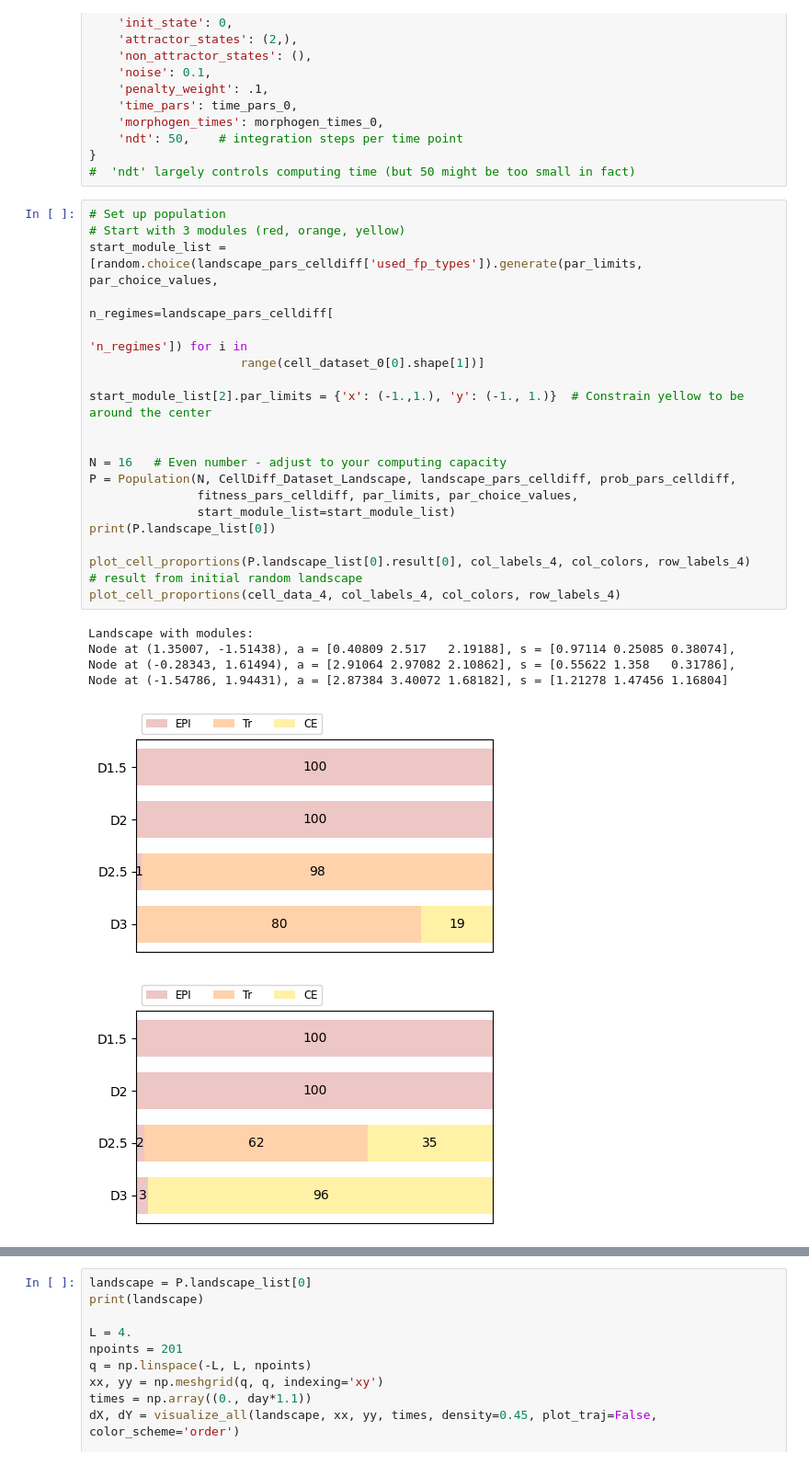
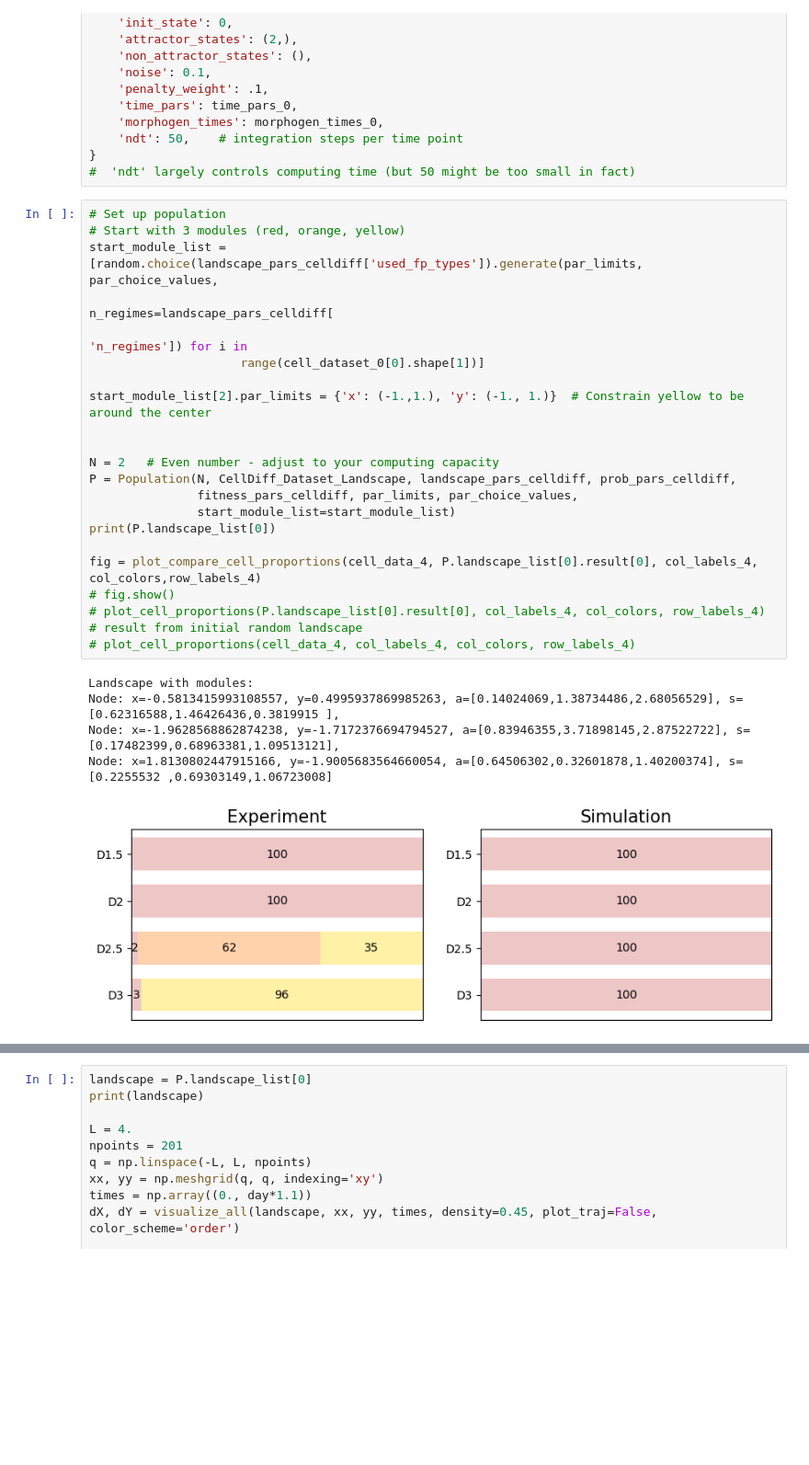
Before and after one commit to victoria-mochulska/evoscape, a Jupyter notebook: examples/example_celldiff_dataset.ipynb, the cells around one changed output, grey strips where cells are left out. Shown at 92% size. Drawn from its saved outputs; the diff is of its cells as text; blank space fills up the shorter version.

```diff
--- a/examples/example_celldiff_dataset.ipynb
+++ b/examples/example_celldiff_dataset.ipynb
@@ -105,27 +109,28 @@ fitness_pars_celldiff = {
 # %%
 # Set up population
 # Start with 3 modules (red, orange, yellow)
 start_module_list = [random.choice(landscape_pars_celldiff['used_fp_types']).generate(par_limits, par_choice_values,
                                                                                       n_regimes=landscape_pars_celldiff[
                                                                                           'n_regimes']) for i in
                      range(cell_dataset_0[0].shape[1])]
 
 start_module_list[2].par_limits = {'x': (-1.,1.), 'y': (-1., 1.)}  # Constrain yellow to be around the center
 
 
-N = 16   # Even number - adjust to your computing capacity
+N = 2   # Even number - adjust to your computing capacity
 P = Population(N, CellDiff_Dataset_Landscape, landscape_pars_celldiff, prob_pars_celldiff,
                fitness_pars_celldiff, par_limits, par_choice_values,
                start_module_list=start_module_list)
 print(P.landscape_list[0])
 
-plot_cell_proportions(P.landscape_list[0].result[0], col_labels_4, col_colors, row_labels_4)   # result from initial random landscape
-plot_cell_proportions(cell_data_4, col_labels_4, col_colors, row_labels_4)
+fig = plot_compare_cell_proportions(cell_data_4, P.landscape_list[0].result[0], col_labels_4, col_colors,row_labels_4)
+# fig.show()
+# plot_cell_proportions(P.landscape_list[0].result[0], col_labels_4, col_colors, row_labels_4)   # result from initial random landscape
+# plot_cell_proportions(cell_data_4, col_labels_4, col_colors, row_labels_4)
 # %% [output]
 Landscape with modules:
-Node at (1.35007, -1.51438), a = [0.40809 2.517   2.19188], s = [0.97114 0.25085 0.38074],
-Node at (-0.28343, 1.61494), a = [2.91064 2.97082 2.10862], s = [0.55622 1.358   0.31786],
-Node at (-1.54786, 1.94431), a = [2.87384 3.40072 1.68182], s = [1.21278 1.47456 1.16804]
+Node: x=-0.5813415993108557, y=0.4995937869985263, a=[0.14024069,1.38734486,2.68056529], s=[0.62316588,1.46426436,0.3819915 ],
+Node: x=-1.9628568862874238, y=-1.7172376694794527, a=[0.83946355,3.71898145,2.87522722], s=[0.17482399,0.68963381,1.09513121],
+Node: x=1.8130802447915166, y=-1.9005683564660054, a=[0.64506302,0.32601878,1.40200374], s=[0.2255532 ,0.69303149,1.06723008]
-[figure, old version]
+[figure, new version]
-[figure, removed]
 # %%
```
Also changed, not shown: parts of 2 cells of this notebook, 3 other files.
